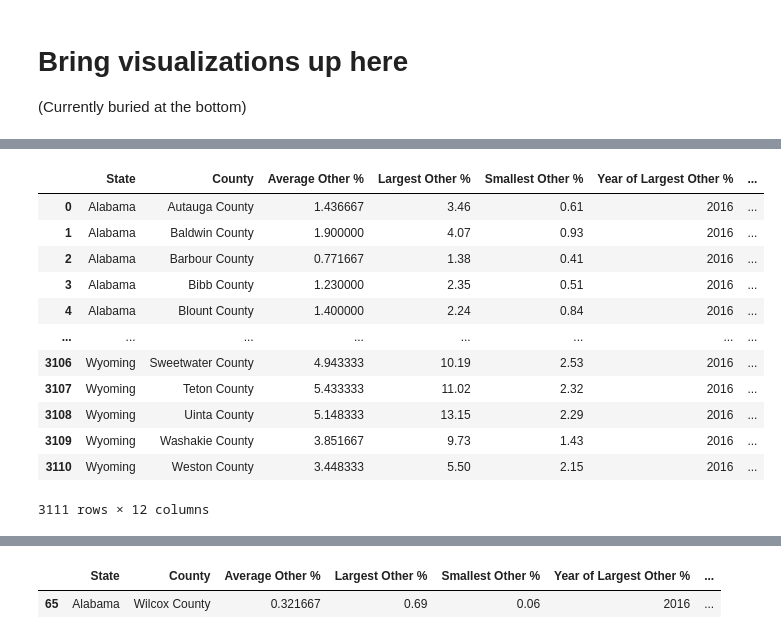
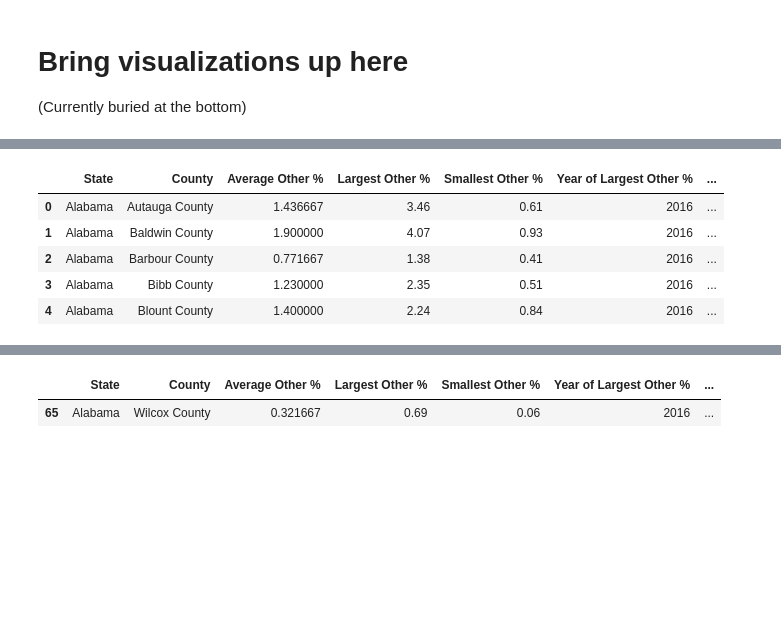
Before and after one commit to matthewcavanaugh96/us-presidential-elections-by-county, a Jupyter notebook: Part 3 Analysis and Modeling.ipynb, the cells around one changed output, grey strips where cells are left out. Saved outputs shown, nothing was run; the diff lists cells and outputs as text; code cells hidden in the pictures; blank space fills up the shorter version.

```diff
--- a/Part 3 Analysis and Modeling.ipynb
+++ b/Part 3 Analysis and Modeling.ipynb
@@ -332,4 +276,5 @@ np.float64(60.34422810975611)
 # %%
+# Compile a DataFrame of third-party performance by county
 # Group by State and County
 elections_grouped = elections.groupby(['State', 'County'])
 
@@ -340,7 +285,6 @@ third_party = elections_grouped.agg(
     Smallest_Other_Percentage=('Other Percentage', 'min')
 ).reset_index()
 
-
 # Compute average excluding the single largest outlier
 def average_excluding_max_outlier(group):
     values = group['Other Percentage'].values
@@ -348,7 +292,7 @@ def average_excluding_max_outlier(group):
     max_outlier_index = np.argmax(np.abs(values - mean))
     reduced_values = np.delete(values, max_outlier_index)
     return reduced_values.mean() if len(reduced_values) > 0 else np.nan
-avg_no_max_outlier = elections_grouped.apply(average_excluding_max_outlier).reset_index(name='Average 3P Minus Largest Outlier')
+avg_no_max_outlier = elections_grouped.apply(average_excluding_max_outlier).reset_index(name='Average 3P % Excl. Largest Outlier')
 
 # Compute average excluding the single smallest outlier
 def average_excluding_min_outlier(group):
@@ -357,42 +301,51 @@ def average_excluding_min_outlier(group):
     min_outlier_index = np.argmin(np.abs(values - mean))
     reduced_values = np.delete(values, min_outlier_index)
     return reduced_values.mean() if len(reduced_values) > 0 else np.nan
-avg_no_min_outlier = elections_grouped.apply(average_excluding_min_outlier).reset_index(name='Average 3P Minus Smallest Outlier')
+avg_no_min_outlier = elections_grouped.apply(average_excluding_min_outlier).reset_index(name='Average 3P % Excl. Smallest Outlier')
 
 # Find which year had the maximum value
 idx_max = elections_grouped['Other Percentage'].idxmax()
 year_of_max = elections.loc[idx_max, ['State', 'County', 'Year']].rename(columns={'Year': 'Year of Largest Other %'})
 
 # Find which year had the minimum value
 idx_min = elections_grouped['Other Percentage'].idxmin()
 year_of_min = elections.loc[idx_min, ['State', 'County', 'Year']].rename(columns={'Year': 'Year of Smallest Other %'})
 
 # Merge
 third_party = third_party.merge(year_of_max, on=['State', 'County'])
 third_party = third_party.merge(year_of_min, on=['State', 'County'])
 third_party = third_party.merge(avg_no_max_outlier, on=['State', 'County'])
 third_party = third_party.merge(avg_no_min_outlier, on=['State', 'County'])
 
 # Rename columns for cleanness
 third_party.columns = [col.replace('_', ' ').replace('Percentage', '%') for col in third_party.columns]
 
 # Compute the effects of outliers on the average
-third_party['Effect of Largest Outlier'] = (third_party['Average Other %'] - third_party['Average 3P Minus Largest Outlier'])
-third_party['Effect of Smallest Outlier'] = (third_party['Average Other %'] - third_party['Average 3P Minus Smallest Outlier'])
-third_party['Net Effect of Outliers'] = (third_party['Effect of Largest Outlier'] - third_party['Effect of Smallest Outlier'])
+third_party['3P% Effect of Largest Outlier'] = (third_party['Average Other %'] - third_party['Average 3P % Excl. Largest Outlier'])
+third_party['3P% Effect of Smallest Outlier'] = (third_party['Average Other %'] - third_party['Average 3P % Excl. Smallest Outlier'])
+third_party['3P% Net Effect of Outliers'] = (third_party['3P% Effect of Largest Outlier'] - third_party['3P% Effect of Smallest Outlier'])
 
-third_party
+# Calculate the national average 3P
+national_average_mean_3p = third_party['Average Other %'].mean()
+# Calculate each county's average 3P as compared to the national average
+third_party['Average 3P % (± national avg)'] = third_party['Average Other %'] - national_average_mean_3p
+
+# Calculate the national average largest 3P
+national_average_max_3p = third_party['Largest Other %'].mean()
+# Calculate each county's largest 3P as compared to the national average
+third_party['Max 3P % (± national avg)'] = third_party['Largest Other %'] - national_average_max_3p
+
+# Calculate the national average smallest 3P
+national_average_min_3p = third_party['Smallest Other %'].mean()
+# Calculate each county's smallest 3P as compared to the national average
+third_party['Min 3P % (± national avg)'] = third_party['Smallest Other %'] - national_average_min_3p
+
+
+third_party.head(5)
 # %% [output]
 |  | State | County | Average Other % | Largest Other % | Smallest Other % | Year of Largest Other % | ... |
 | 0 | Alabama | Autauga County | 1.436667 | 3.46 | 0.61 | 2016 | ... |
 | 1 | Alabama | Baldwin County | 1.900000 | 4.07 | 0.93 | 2016 | ... |
 | 2 | Alabama | Barbour County | 0.771667 | 1.38 | 0.41 | 2016 | ... |
 | 3 | Alabama | Bibb County | 1.230000 | 2.35 | 0.51 | 2016 | ... |
 | 4 | Alabama | Blount County | 1.400000 | 2.24 | 0.84 | 2016 | ... |
-| ... | ... | ... | ... | ... | ... | ... | ... |
-| 3106 | Wyoming | Sweetwater County | 4.943333 | 10.19 | 2.53 | 2016 | ... |
-| 3107 | Wyoming | Teton County | 5.433333 | 11.02 | 2.32 | 2016 | ... |
-| 3108 | Wyoming | Uinta County | 5.148333 | 13.15 | 2.29 | 2016 | ... |
-| 3109 | Wyoming | Washakie County | 3.851667 | 9.73 | 1.43 | 2016 | ... |
-| 3110 | Wyoming | Weston County | 3.448333 | 5.50 | 2.15 | 2016 | ... |
-3111 rows × 12 columns
```
Also changed, not shown: parts of 73 cells of this notebook.
